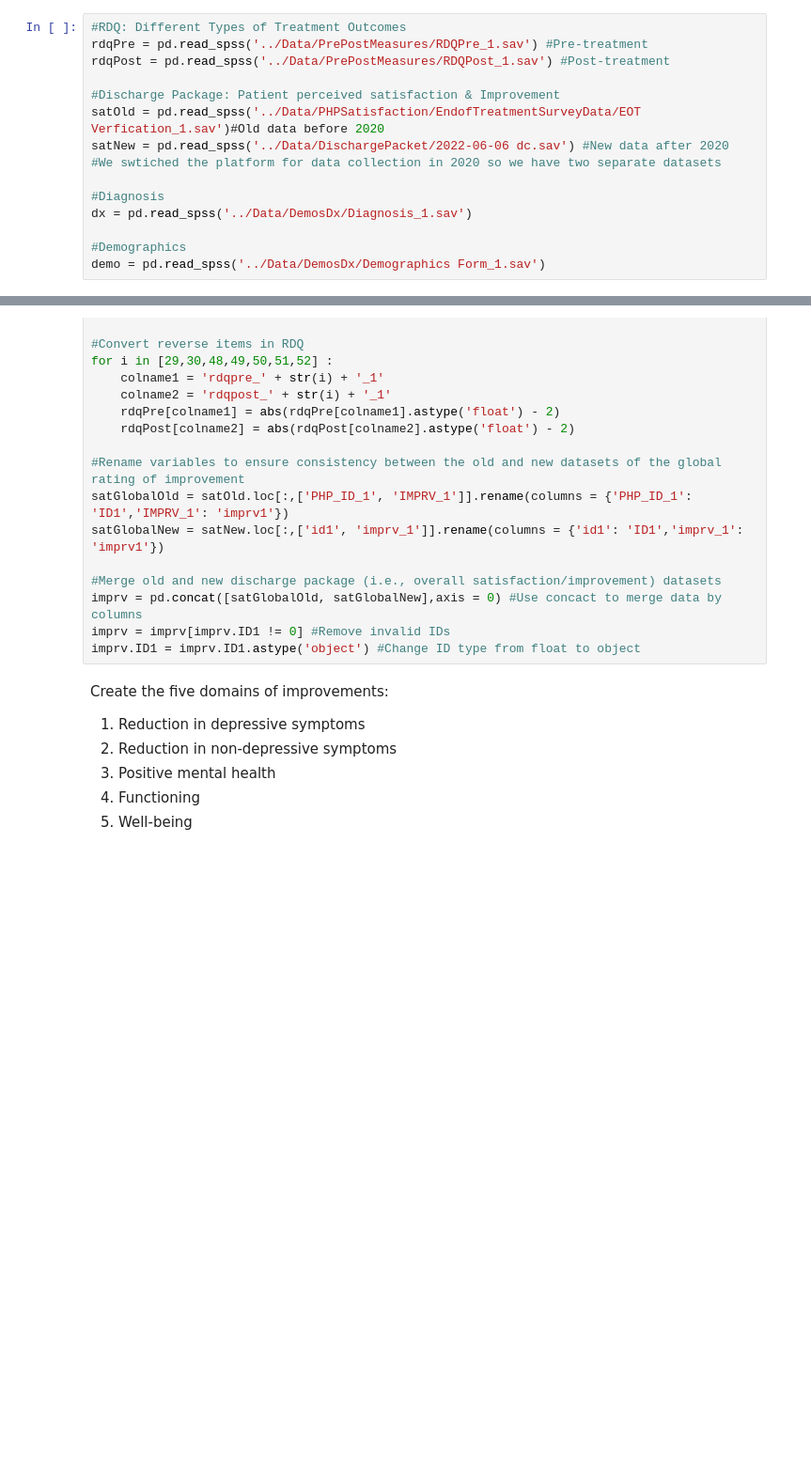
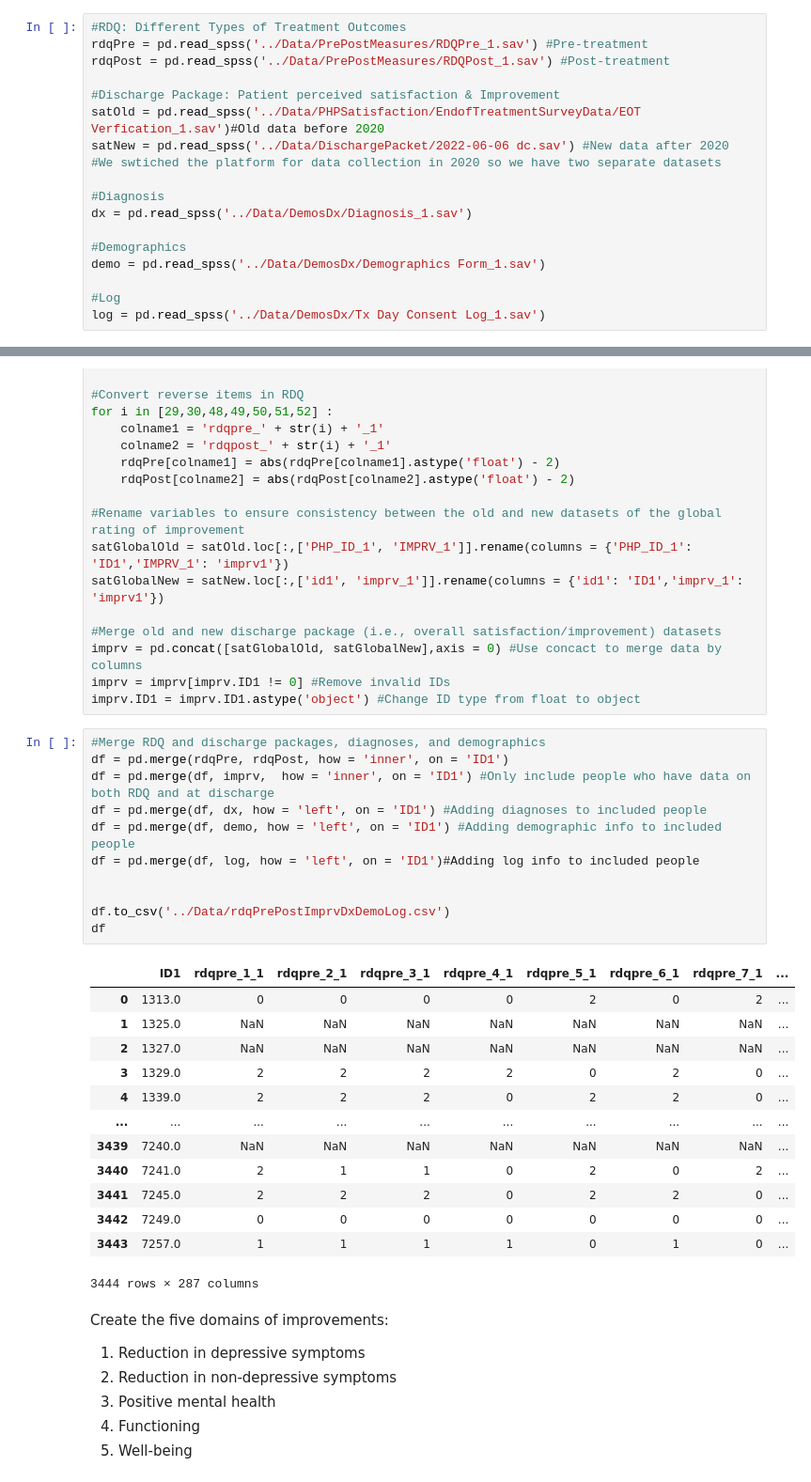
Before and after one commit to sin-ying-lin/phpTxOutcome, a Jupyter notebook: Code/RDQ_50PercentImprovement.ipynb, the cells around one changed output, grey strips where cells are left out. Shown at 94% size. Cells and saved outputs as stored; diff of their text form; blank space fills up the shorter version.

```diff
--- a/Code/RDQ_50PercentImprovement.ipynb
+++ b/Code/RDQ_50PercentImprovement.ipynb
@@ -53,3 +53,6 @@ dx = pd.read_spss('../Data/DemosDx/Diagnosis_1.sav')
 
 #Demographics
 demo = pd.read_spss('../Data/DemosDx/Demographics Form_1.sav')
+
+#Log
+log = pd.read_spss('../Data/DemosDx/Tx Day Consent Log_1.sav')
@@ -96,6 +84,31 @@ satGlobalNew = satNew.loc[:,['id1', 'imprv_1']].rename(columns = {'id1': 'ID1','
 imprv = pd.concat([satGlobalOld, satGlobalNew],axis = 0) #Use concact to merge data by columns
 imprv = imprv[imprv.ID1 != 0] #Remove invalid IDs
 imprv.ID1 = imprv.ID1.astype('object') #Change ID type from float to object
+# %%
+#Merge RDQ and discharge packages, diagnoses, and demographics
+df = pd.merge(rdqPre, rdqPost, how = 'inner', on = 'ID1')
+df = pd.merge(df, imprv,  how = 'inner', on = 'ID1') #Only include people who have data on both RDQ and at discharge
+df = pd.merge(df, dx, how = 'left', on = 'ID1') #Adding diagnoses to included people
+df = pd.merge(df, demo, how = 'left', on = 'ID1') #Adding demographic info to included people
+df = pd.merge(df, log, how = 'left', on = 'ID1')#Adding log info to included people
+
+
+df.to_csv('../Data/rdqPrePostImprvDxDemoLog.csv')
+df
+# %% [output]
+|  | ID1 | rdqpre_1_1 | rdqpre_2_1 | rdqpre_3_1 | rdqpre_4_1 | rdqpre_5_1 | rdqpre_6_1 | rdqpre_7_1 | ... |
+| 0 | 1313.0 | 0 | 0 | 0 | 0 | 2 | 0 | 2 | ... |
+| 1 | 1325.0 | NaN | NaN | NaN | NaN | NaN | NaN | NaN | ... |
+| 2 | 1327.0 | NaN | NaN | NaN | NaN | NaN | NaN | NaN | ... |
+| 3 | 1329.0 | 2 | 2 | 2 | 2 | 0 | 2 | 0 | ... |
+| 4 | 1339.0 | 2 | 2 | 2 | 0 | 2 | 2 | 0 | ... |
+| ... | ... | ... | ... | ... | ... | ... | ... | ... | ... |
+| 3439 | 7240.0 | NaN | NaN | NaN | NaN | NaN | NaN | NaN | ... |
+| 3440 | 7241.0 | 2 | 1 | 1 | 0 | 2 | 0 | 2 | ... |
+| 3441 | 7245.0 | 2 | 2 | 2 | 0 | 2 | 2 | 0 | ... |
+| 3442 | 7249.0 | 0 | 0 | 0 | 0 | 0 | 0 | 0 | ... |
+| 3443 | 7257.0 | 1 | 1 | 1 | 1 | 0 | 1 | 0 | ... |
+3444 rows × 287 columns
 # %% [markdown]
 
 Create the five domains of improvements:
```
Also changed, not shown: parts of 3 cells of this notebook, 6 other files.
